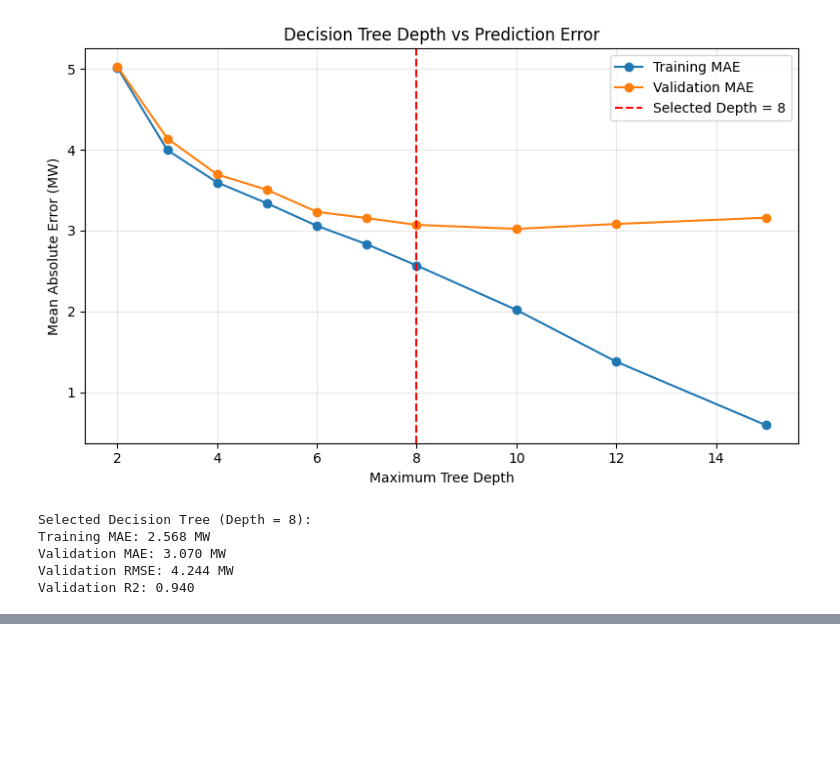
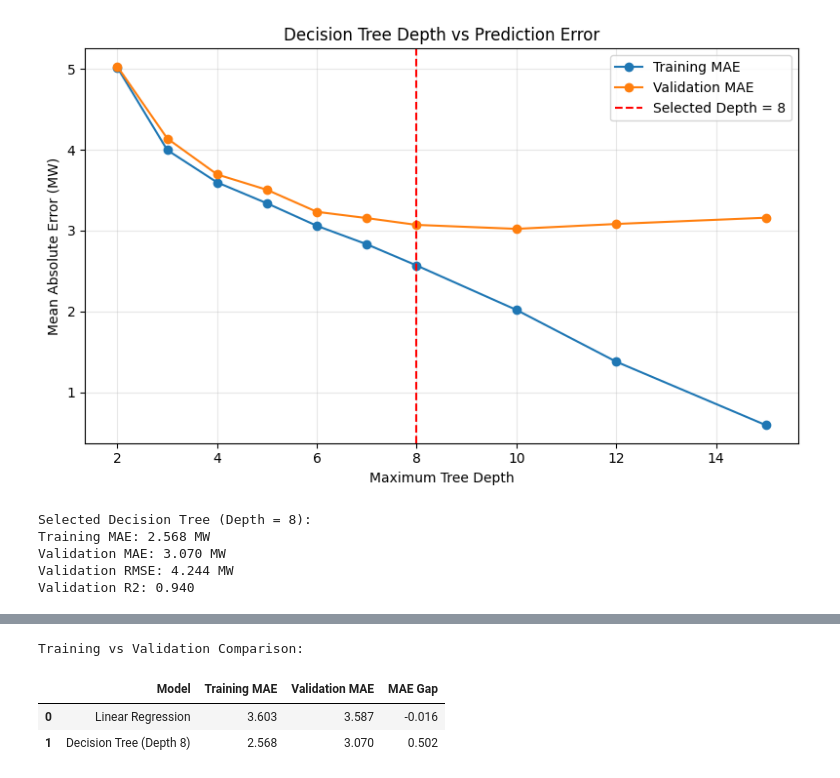
Before and after one commit to kson3/MMA3001_Power_Plant_Project, a Jupyter notebook: notebooks/03_decision_tree_regression.ipynb, the cells around one changed output, grey strips where cells are left out. Saved outputs shown, nothing was run; the diff lists cells and outputs as text; code cells hidden in the pictures; blank space fills up the shorter version.

```diff
--- a/notebooks/03_decision_tree_regression.ipynb
+++ b/notebooks/03_decision_tree_regression.ipynb
@@ -195,0 +256,34 @@ Validation R2: 0.940
+# %%
+from sklearn.linear_model import LinearRegression
+
+# Train linear regression using the same training data
+linear_model = LinearRegression()
+linear_model.fit(X_train, y_train)
+
+# Predict training and validation data
+linear_train_pred = linear_model.predict(X_train)
+linear_val_pred = linear_model.predict(X_val)
+
+# Calculate linear regression errors
+linear_train_mae = mean_absolute_error(y_train, linear_train_pred)
+linear_val_mae = mean_absolute_error(y_val, linear_val_pred)
+
+# Compare both models
+comparison = pd.DataFrame({
+    "Model": ["Linear Regression", "Decision Tree (Depth 8)"],
+    "Training MAE": [linear_train_mae, selected_train_mae],
+    "Validation MAE": [linear_val_mae, selected_val_mae]
+})
+
+# Calculate the difference between validation and training errors
+comparison["MAE Gap"] = (
+    comparison["Validation MAE"] - comparison["Training MAE"]
+)
+
+print("Training vs Validation Comparison:")
+display(comparison.round(3))
+# %% [output]
+Training vs Validation Comparison:
+|  | Model | Training MAE | Validation MAE | MAE Gap |
+| 0 | Linear Regression | 3.603 | 3.587 | -0.016 |
+| 1 | Decision Tree (Depth 8) | 2.568 | 3.070 | 0.502 |
```
Also changed, not shown: parts of 3 cells of this notebook.
